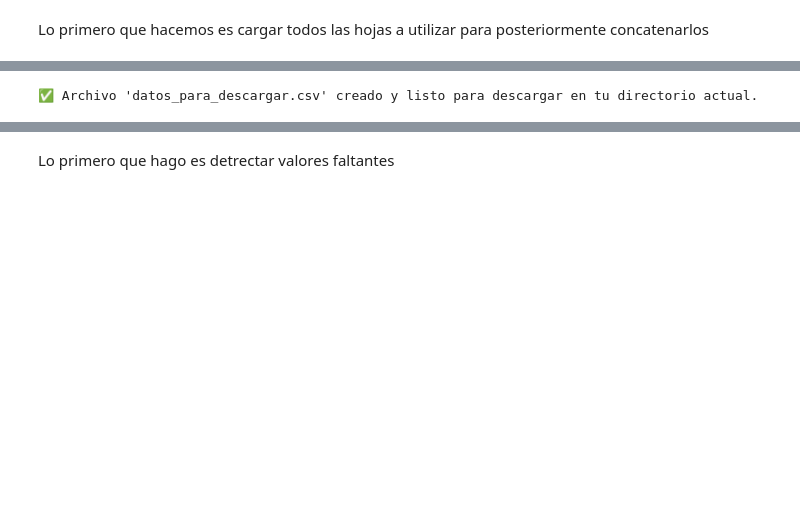
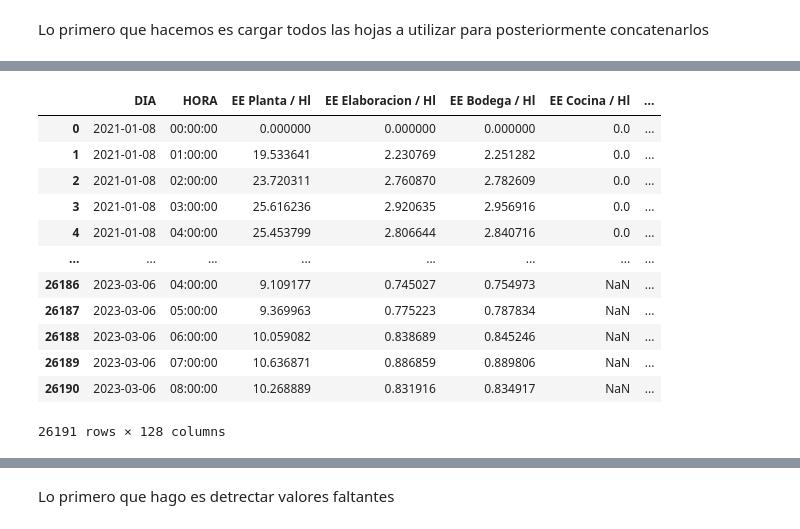
Before and after one commit to SantiScalzo/Trabajo-Final-Lab-Datos-, a Jupyter notebook: miarchivo.ipynb, the cells around one changed output, grey strips where cells are left out. Drawn from its saved outputs; the diff is of its cells as text; code cells hidden in the pictures; blank space fills up the shorter version.

```diff
--- a/miarchivo.ipynb
+++ b/miarchivo.ipynb
@@ -56,2 +97,2 @@ DataFrame Combinado (Primeras filas y todas las columnas):
 # %%
-df1=df_combinado_horizontal.copy()
+df1=df_filtrado.copy()
@@ -108,2 +209,2 @@ DataFrame Combinado (Primeras filas y todas las columnas):
 # %%
-df2=df_combinado_horizontal.copy()
+df2=df_filtrado.copy()
@@ -141,5 +210,0 @@ else:
-# %%
-vector_df=[df1,df2]
-
-df1 = df1.loc[:, ~df1.columns.duplicated()]
-df2 = df2.loc[:, ~df2.columns.duplicated()]
@@ -177,22 +211,19 @@ No se encontraron columnas duplicadas en df2.
 # %%
 vector_df=[df1,df2]
 df_concatenado = pd.concat(vector_df, ignore_index=True)
-# %%
-# 1. Importar la librería Pandas
-import pandas as pd
-
-# Suponiendo que 'mi_dataframe' es el DataFrame que quieres guardar
-# mi_dataframe = pd.DataFrame(...)
-
-# 2. Generar y guardar el archivo CSV
-nombre_archivo = 'datos_para_descargar.csv'
-
-df_concatenado.to_csv(
-    nombre_archivo,
-    index=False,      # NO incluir los índices de fila del DataFrame
-    encoding='utf-8'  # Usar una codificación estándar que soporte caracteres especiales
-)
-
-print(f"✅ Archivo '{nombre_archivo}' creado y listo para descargar en tu directorio actual.")
-# %% [output]
-✅ Archivo 'datos_para_descargar.csv' creado y listo para descargar en tu directorio actual.
+# %%
+df_concatenado
+# %% [output]
+|  | DIA | HORA | EE Planta / Hl | EE Elaboracion / Hl | EE Bodega / Hl | EE Cocina / Hl | ... |
+| 0 | 2021-01-08 | 00:00:00 | 0.000000 | 0.000000 | 0.000000 | 0.0 | ... |
+| 1 | 2021-01-08 | 01:00:00 | 19.533641 | 2.230769 | 2.251282 | 0.0 | ... |
+| 2 | 2021-01-08 | 02:00:00 | 23.720311 | 2.760870 | 2.782609 | 0.0 | ... |
+| 3 | 2021-01-08 | 03:00:00 | 25.616236 | 2.920635 | 2.956916 | 0.0 | ... |
+| 4 | 2021-01-08 | 04:00:00 | 25.453799 | 2.806644 | 2.840716 | 0.0 | ... |
+| ... | ... | ... | ... | ... | ... | ... | ... |
+| 26186 | 2023-03-06 | 04:00:00 | 9.109177 | 0.745027 | 0.754973 | NaN | ... |
+| 26187 | 2023-03-06 | 05:00:00 | 9.369963 | 0.775223 | 0.787834 | NaN | ... |
+| 26188 | 2023-03-06 | 06:00:00 | 10.059082 | 0.838689 | 0.845246 | NaN | ... |
+| 26189 | 2023-03-06 | 07:00:00 | 10.636871 | 0.886859 | 0.889806 | NaN | ... |
+| 26190 | 2023-03-06 | 08:00:00 | 10.268889 | 0.831916 | 0.834917 | NaN | ... |
+26191 rows × 128 columns
```
Also changed, not shown: parts of 58 cells of this notebook, 15 other files.
